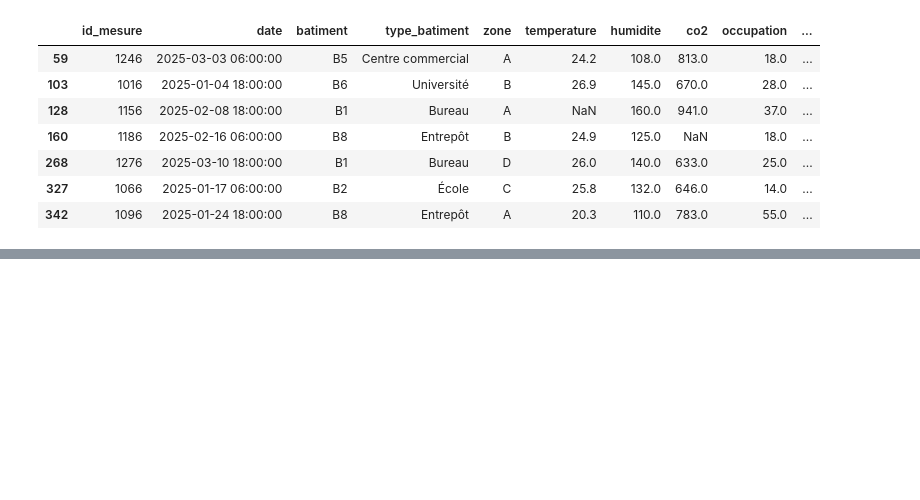
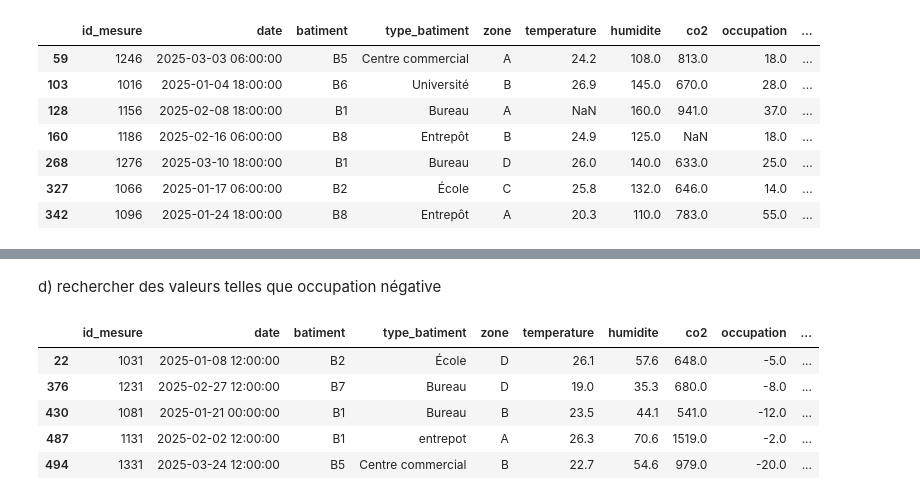
Before and after one commit to khadidiatoungom4-ai/Atelier_Pr-paration_de_donn-es_tabulaires-, a Jupyter notebook: notebooks/atelier_prepa_donnees_tab.ipynb, the cells around one changed output, grey strips where cells are left out. Saved outputs shown, nothing was run; the diff lists cells and outputs as text; code cells hidden in the pictures; blank space fills up the shorter version.

Commit message:
Partie 1 – Explorer les données: recherche et correction des pour les données incohérentes

```diff
--- a/notebooks/atelier_prepa_donnees_tab.ipynb
+++ b/notebooks/atelier_prepa_donnees_tab.ipynb
@@ -185,0 +198,11 @@ df[df.humidite >100]
+# %% [markdown]
+d) rechercher des valeurs telles que occupation négative
+# %%
+df[df["occupation"] < 0]
+# %% [output]
+|  | id_mesure | date | batiment | type_batiment | zone | temperature | humidite | co2 | occupation | ... |
+| 22 | 1031 | 2025-01-08 12:00:00 | B2 | École | D | 26.1 | 57.6 | 648.0 | -5.0 | ... |
+| 376 | 1231 | 2025-02-27 12:00:00 | B7 | Bureau | D | 19.0 | 35.3 | 680.0 | -8.0 | ... |
+| 430 | 1081 | 2025-01-21 00:00:00 | B1 | Bureau | B | 23.5 | 44.1 | 541.0 | -12.0 | ... |
+| 487 | 1131 | 2025-02-02 12:00:00 | B1 | entrepot | A | 26.3 | 70.6 | 1519.0 | -2.0 | ... |
+| 494 | 1331 | 2025-03-24 12:00:00 | B5 | Centre commercial | B | 22.7 | 54.6 | 979.0 | -20.0 | ... |
```
Also changed, not shown: parts of 24 cells of this notebook.
